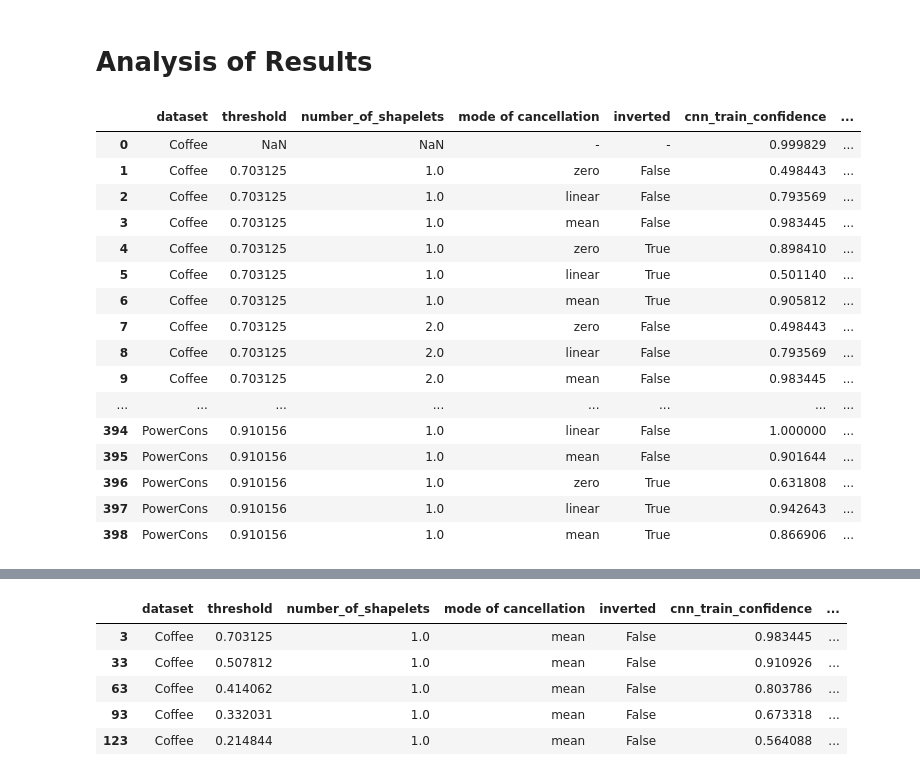
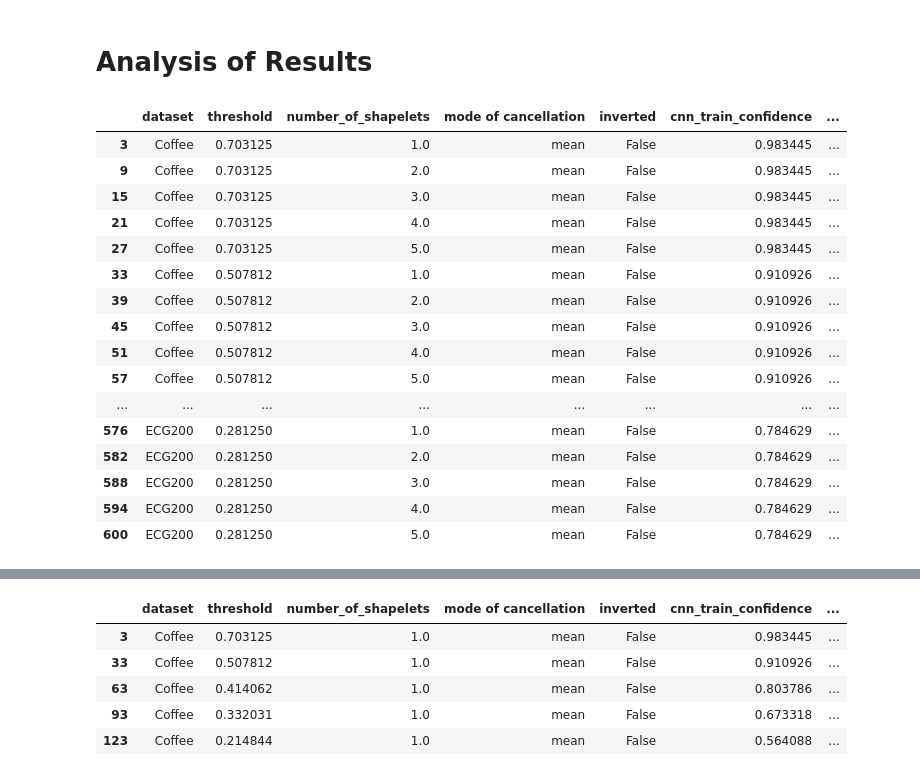
Before and after one commit to FabianWylczoch/XAI-for-Time-Series, a Jupyter notebook: SeminarNotebook.ipynb, the cells around one changed output, grey strips where cells are left out. Saved outputs shown, nothing was run; the diff lists cells and outputs as text; code cells hidden in the pictures.

```diff
--- a/SeminarNotebook.ipynb
+++ b/SeminarNotebook.ipynb
@@ -641,22 +544,22 @@ results.to_csv("results_v2.csv", header=True, index=False)
 # %%
 results = pd.read_csv("results_v3.csv")
-# %%
-results
-# %% [output]
-|  | dataset | threshold | number_of_shapelets | mode of cancellation | inverted | cnn_train_confidence | ... |
-| 0 | Coffee | NaN | NaN | - | - | 0.999829 | ... |
-| 1 | Coffee | 0.703125 | 1.0 | zero | False | 0.498443 | ... |
-| 2 | Coffee | 0.703125 | 1.0 | linear | False | 0.793569 | ... |
-| 3 | Coffee | 0.703125 | 1.0 | mean | False | 0.983445 | ... |
-| 4 | Coffee | 0.703125 | 1.0 | zero | True | 0.898410 | ... |
-| 5 | Coffee | 0.703125 | 1.0 | linear | True | 0.501140 | ... |
-| 6 | Coffee | 0.703125 | 1.0 | mean | True | 0.905812 | ... |
-| 7 | Coffee | 0.703125 | 2.0 | zero | False | 0.498443 | ... |
-| 8 | Coffee | 0.703125 | 2.0 | linear | False | 0.793569 | ... |
-| 9 | Coffee | 0.703125 | 2.0 | mean | False | 0.983445 | ... |
-| ... | ... | ... | ... | ... | ... | ... | ... |
-| 394 | PowerCons | 0.910156 | 1.0 | linear | False | 1.000000 | ... |
-| 395 | PowerCons | 0.910156 | 1.0 | mean | False | 0.901644 | ... |
-| 396 | PowerCons | 0.910156 | 1.0 | zero | True | 0.631808 | ... |
-| 397 | PowerCons | 0.910156 | 1.0 | linear | True | 0.942643 | ... |
-| 398 | PowerCons | 0.910156 | 1.0 | mean | True | 0.866906 | ... |
+# %%
+results.loc[(results["mode of cancellation"] == "mean") & (results["inverted"] == "False")]
+# %% [output]
+|  | dataset | threshold | number_of_shapelets | mode of cancellation | inverted | cnn_train_confidence | ... |
+| 3 | Coffee | 0.703125 | 1.0 | mean | False | 0.983445 | ... |
+| 9 | Coffee | 0.703125 | 2.0 | mean | False | 0.983445 | ... |
+| 15 | Coffee | 0.703125 | 3.0 | mean | False | 0.983445 | ... |
+| 21 | Coffee | 0.703125 | 4.0 | mean | False | 0.983445 | ... |
+| 27 | Coffee | 0.703125 | 5.0 | mean | False | 0.983445 | ... |
+| 33 | Coffee | 0.507812 | 1.0 | mean | False | 0.910926 | ... |
+| 39 | Coffee | 0.507812 | 2.0 | mean | False | 0.910926 | ... |
+| 45 | Coffee | 0.507812 | 3.0 | mean | False | 0.910926 | ... |
+| 51 | Coffee | 0.507812 | 4.0 | mean | False | 0.910926 | ... |
+| 57 | Coffee | 0.507812 | 5.0 | mean | False | 0.910926 | ... |
+| ... | ... | ... | ... | ... | ... | ... | ... |
+| 576 | ECG200 | 0.281250 | 1.0 | mean | False | 0.784629 | ... |
+| 582 | ECG200 | 0.281250 | 2.0 | mean | False | 0.784629 | ... |
+| 588 | ECG200 | 0.281250 | 3.0 | mean | False | 0.784629 | ... |
+| 594 | ECG200 | 0.281250 | 4.0 | mean | False | 0.784629 | ... |
+| 600 | ECG200 | 0.281250 | 5.0 | mean | False | 0.784629 | ... |
```
Also changed, not shown: parts of 31 cells of this notebook, 10 other files.
